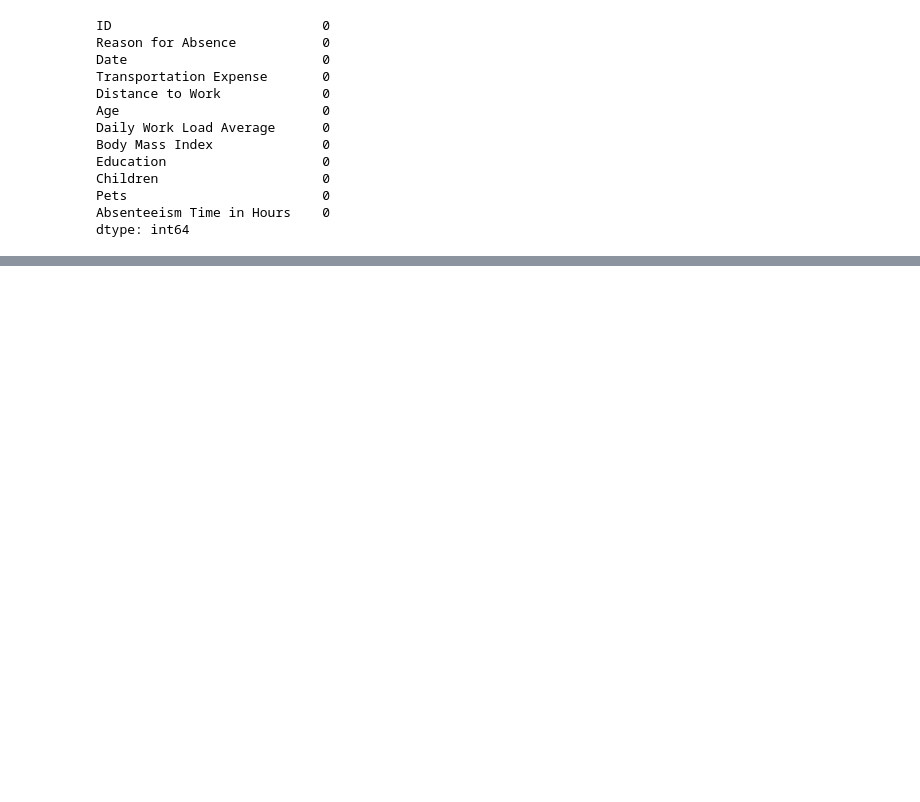
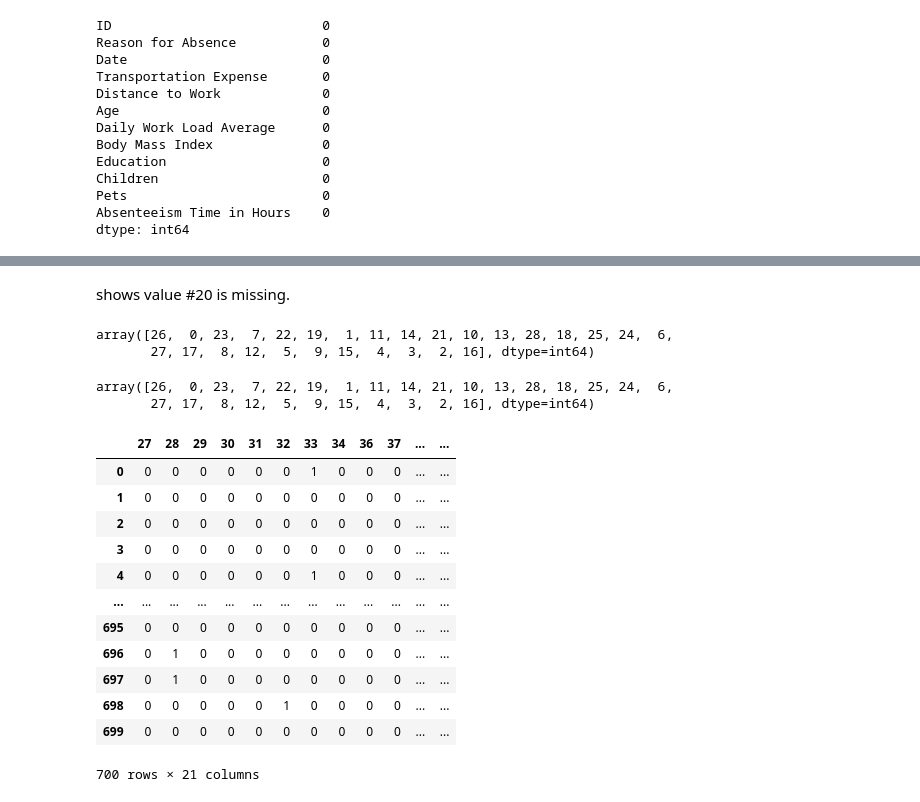
Before and after one commit to I-Sobe/absenteeism, a Jupyter notebook: script.ipynb, the cells around one changed output, grey strips where cells are left out. Cells and saved outputs as stored; diff of their text form; code cells hidden in the pictures; blank space fills up the shorter version.

```diff
--- a/script.ipynb
+++ b/script.ipynb
@@ -61,0 +79,2 @@ dtype: int64
+# %%
+df = raw_csv_data.copy()
@@ -61,0 +83,2 @@ dtype: int64
+# %%
+df = df.drop(["ID"], axis = 1)
@@ -61,0 +138,29 @@ dtype: int64
+# %% [markdown]
+shows value #20 is missing.
+# %%
+pd.unique(df['Reason for Absence'])
+# %% [output]
+array([26,  0, 23,  7, 22, 19,  1, 11, 14, 21, 10, 13, 28, 18, 25, 24,  6,
+       27, 17,  8, 12,  5,  9, 15,  4,  3,  2, 16], dtype=int64)
+# %%
+df['Reason for Absence'].unique()
+# %% [output]
+array([26,  0, 23,  7, 22, 19,  1, 11, 14, 21, 10, 13, 28, 18, 25, 24,  6,
+       27, 17,  8, 12,  5,  9, 15,  4,  3,  2, 16], dtype=int64)
+# %%
+age_dummies = pd.get_dummies(df['Age'])
+age_dummies
+# %% [output]
+|  | 27 | 28 | 29 | 30 | 31 | 32 | 33 | 34 | 36 | 37 | ... | ... |
+| 0 | 0 | 0 | 0 | 0 | 0 | 0 | 1 | 0 | 0 | 0 | ... | ... |
+| 1 | 0 | 0 | 0 | 0 | 0 | 0 | 0 | 0 | 0 | 0 | ... | ... |
+| 2 | 0 | 0 | 0 | 0 | 0 | 0 | 0 | 0 | 0 | 0 | ... | ... |
+| 3 | 0 | 0 | 0 | 0 | 0 | 0 | 0 | 0 | 0 | 0 | ... | ... |
+| 4 | 0 | 0 | 0 | 0 | 0 | 0 | 1 | 0 | 0 | 0 | ... | ... |
+| ... | ... | ... | ... | ... | ... | ... | ... | ... | ... | ... | ... | ... |
+| 695 | 0 | 0 | 0 | 0 | 0 | 0 | 0 | 0 | 0 | 0 | ... | ... |
+| 696 | 0 | 1 | 0 | 0 | 0 | 0 | 0 | 0 | 0 | 0 | ... | ... |
+| 697 | 0 | 1 | 0 | 0 | 0 | 0 | 0 | 0 | 0 | 0 | ... | ... |
+| 698 | 0 | 0 | 0 | 0 | 0 | 1 | 0 | 0 | 0 | 0 | ... | ... |
+| 699 | 0 | 0 | 0 | 0 | 0 | 0 | 0 | 0 | 0 | 0 | ... | ... |
+700 rows × 21 columns
```
Also changed, not shown: parts of 15 cells of this notebook.
